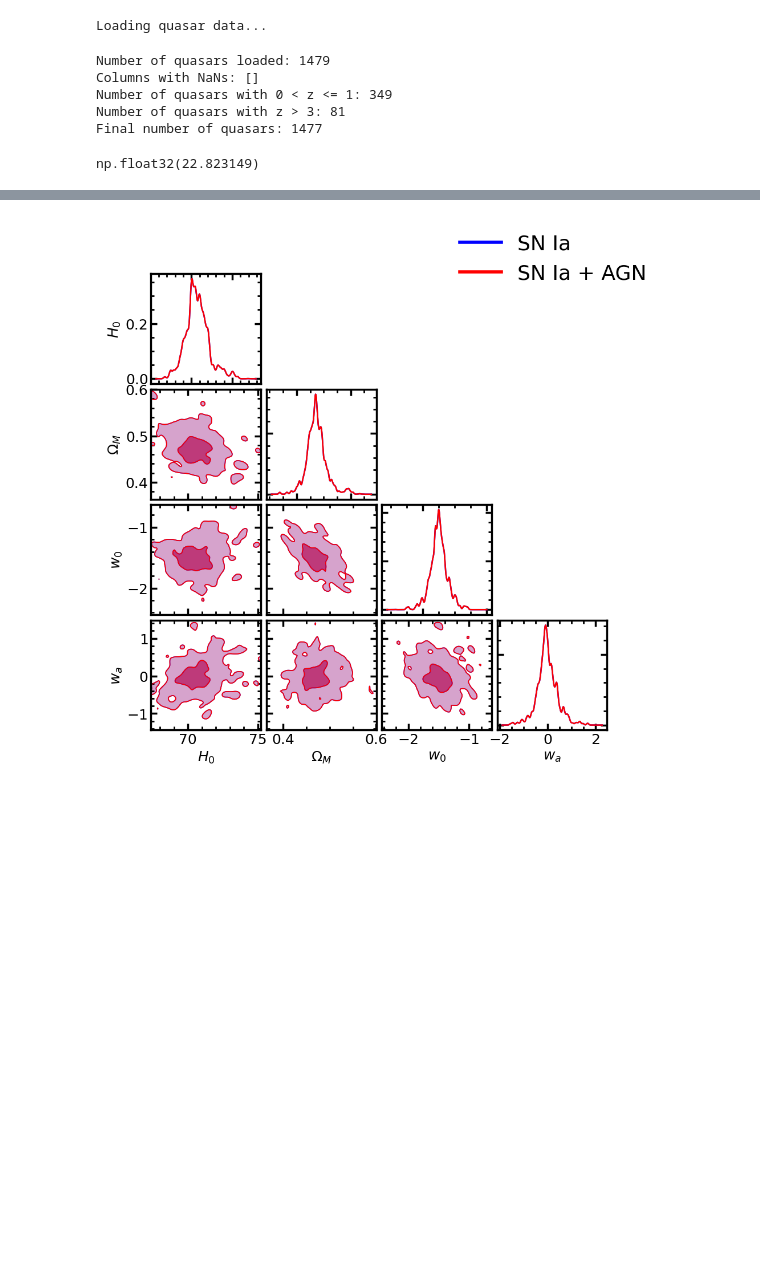
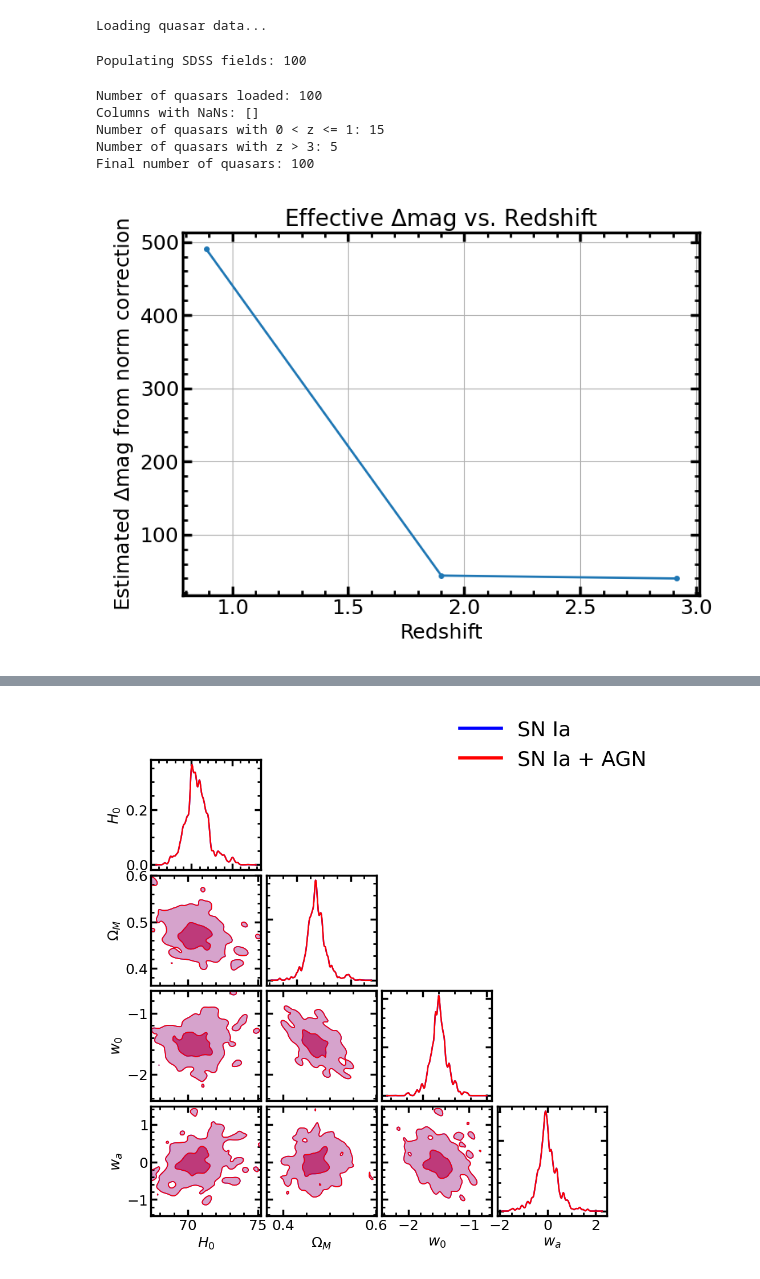
Before and after one commit to dutra/qvc, a Jupyter notebook: tutorials/hubble diagram py.ipynb, the cells around one changed output, grey strips where cells are left out. Drawn from its saved outputs; the diff is of its cells as text; code cells hidden in the pictures; blank space fills up the shorter version.

```diff
--- a/tutorials/hubble diagram py.ipynb
+++ b/tutorials/hubble diagram py.ipynb
@@ -55,18 +46,15 @@ Data loaded. Running joint cosmographic fits...
 # %%
 print("Loading quasar data...")
-df_agn = load_quasar_data()
+df_agn = load_quasar_data("data/N20_w500_grace/may21_joint_fits_N20_merged.h5")
 
-df_agn_f = df_agn.sample(n=100, random_state=42).reset_index(drop=True)
+#df_agn_f = df_agn.sample(n=100, random_state=42).reset_index(drop=True)
 # %% [output]
 Loading quasar data...
-Number of quasars loaded: 1479
-Columns with NaNs: []
-Number of quasars with 0 < z <= 1: 349
-Number of quasars with z > 3: 81
-Final number of quasars: 1477
+Populating SDSS fields: 100
+Number of quasars loaded: 100
+Columns with NaNs: []
+Number of quasars with 0 < z <= 1: 15
+Number of quasars with z > 3: 5
+Final number of quasars: 100
-# %%
-df_agn['apparent_mag_i'].max()
-# %% [output]
-np.float32(22.823149)
 # %%
 cosmo_model = 'Flatw0waCDM'
@@ -73,0 +63,60 @@ sampler_joint, _ = run_mcmc_pipeline(df_agn, df_pantheon, cosmo_model=cosmo_mode
+# %%
+# Evaluate log_likelihood at the posterior median parameters
+flat_samples = sampler_joint.get_chain(discard=0, thin=1, flat=True)
+median_theta = np.median(flat_samples, axis=0)
+completeness_params = get_completeness_function_2d(df_agn)
+p_detect, mag_centers, z_centers, dm, dz = completeness_params
+ll, norm_correction, m_model = log_likelihood(
+    median_theta, cosmo_model,
+    df_agn, df_pantheon, completeness_params,
+    only_sna=False, use_full_cov=False,
+    return_params=True
+)
+
+#print(f"Log-likelihood at posterior median parameters: {ll_median:.3f}")
+
+import numpy as np
+import matplotlib.pyplot as plt
+
+# Choose redshift bins
+z = df_agn['z'].values
+z_bins = np.linspace(np.min(z), np.max(z), 4)
+z_centers = 0.5 * (z_bins[:-1] + z_bins[1:])
+delta_mag_arr = []
+
+for i in range(len(z_bins) - 1):
+    in_bin = (z >= z_bins[i]) & (z < z_bins[i+1])
+    if not np.any(in_bin):
+        delta_mag_arr.append(np.nan)
+        continue
+
+    m_bin = m_model[in_bin]
+    z_bin = z[in_bin]
+    N_bin = np.sum(in_bin)
+    if N_bin < 3:
+        delta_mag_arr.append(np.nan)
+        continue
+
+    mean_mag = np.mean(m_bin)
+    z_typical = np.median(z_bin)
+    dm = 0.01
+    p1 = p_detect(mean_mag, z_typical)
+    p2 = p_detect(mean_mag + dm, z_typical)
+    alpha = - (np.log(p2) - np.log(p1)) / dm
+
+    # Compute norm_correction for this bin
+    # (If you have per-object norm_correction, sum those; otherwise, scale global norm_correction by N_bin/N)
+    norm_correction_bin = norm_correction * (N_bin / len(m_model))
+    delta_mag = -norm_correction_bin / (N_bin * alpha)
+    delta_mag_arr.append(delta_mag)
+
+plt.figure(figsize=(8,6))
+plt.plot(z_centers, delta_mag_arr, marker='o')
+plt.xlabel("Redshift")
+plt.ylabel(r"Estimated $\Delta$mag from norm correction")
+plt.title(r"Effective $\Delta$mag vs. Redshift")
+plt.grid(True)
+plt.tight_layout()
+plt.show()
+# %% [output]
+[figure, added]
```
Also changed, not shown: parts of 9 cells of this notebook, 3 other files.
